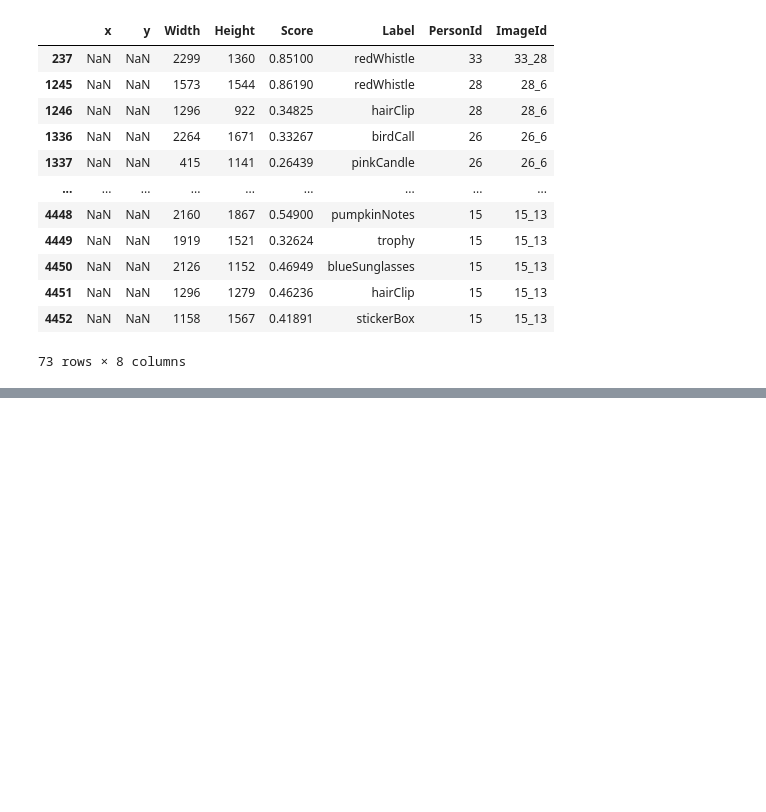
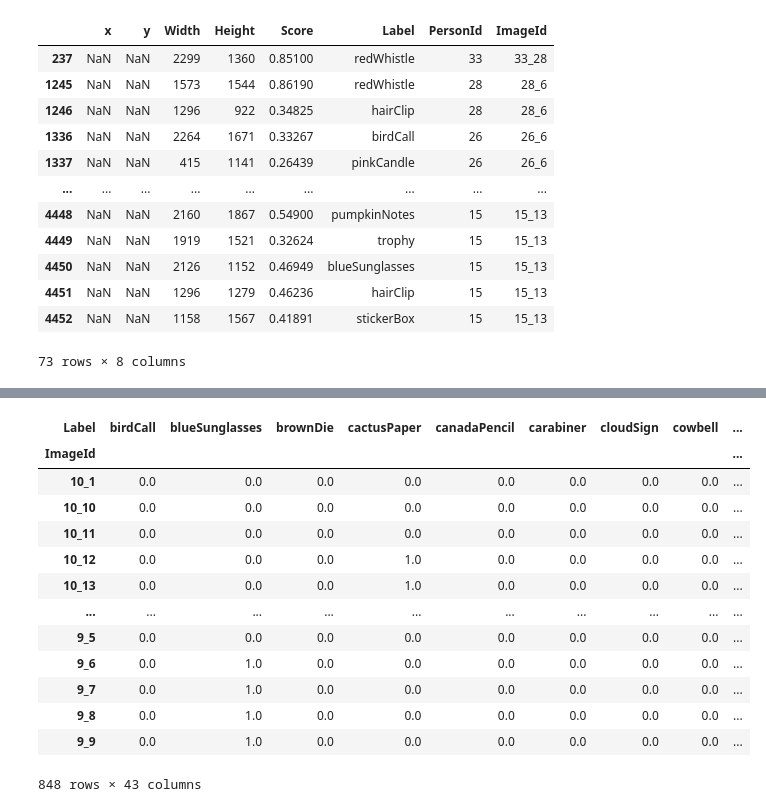
Before and after one commit to gj0706/VAST2020_MC2, a Jupyter notebook: data_process.ipynb, the cells around one changed output, grey strips where cells are left out. Saved outputs shown, nothing was run; the diff lists cells and outputs as text; code cells hidden in the pictures; blank space fills up the shorter version.

```diff
--- a/data_process.ipynb
+++ b/data_process.ipynb
@@ -467,0 +923,4 @@ gt['Label'][0]
+# %%
+gt_final.rename(columns={'top': 'y', 'left': 'x', 'width': 'Width', 'height': 'Height', 'ImageId':'ImageId',
+                        'PersonId': 'PersonId', 'Label': 'Label'}, inplace=True)
+gt_final.head(5)
@@ -467,0 +957,3 @@ gt['Label'][0]
+# %%
+gt_final['Score'] = 1
+gt_final
@@ -467,0 +974,3 @@ gt['Label'][0]
+# %%
+gt_pca = gt_final.copy()
+gt_pca.head()
@@ -467,0 +986,3 @@ gt['Label'][0]
+# %%
+gt_drop = gt_pca.drop_duplicates(subset=['PersonId','ImageId','Label'])
+gt_drop
@@ -467,0 +1003,18 @@ gt['Label'][0]
+# %%
+gt_pivoted = pd.pivot(gt_drop, index="ImageId", columns="Label", values="Score").astype(np.float).fillna(0)
+gt_pivoted
+# %% [output]
+| Label | birdCall | blueSunglasses | brownDie | cactusPaper | canadaPencil | carabiner | cloudSign | cowbell | ... |
+| ImageId |  |  |  |  |  |  |  |  | ... |
+| 10_1 | 0.0 | 0.0 | 0.0 | 0.0 | 0.0 | 0.0 | 0.0 | 0.0 | ... |
+| 10_10 | 0.0 | 0.0 | 0.0 | 0.0 | 0.0 | 0.0 | 0.0 | 0.0 | ... |
+| 10_11 | 0.0 | 0.0 | 0.0 | 0.0 | 0.0 | 0.0 | 0.0 | 0.0 | ... |
+| 10_12 | 0.0 | 0.0 | 0.0 | 1.0 | 0.0 | 0.0 | 0.0 | 0.0 | ... |
+| 10_13 | 0.0 | 0.0 | 0.0 | 1.0 | 0.0 | 0.0 | 0.0 | 0.0 | ... |
+| ... | ... | ... | ... | ... | ... | ... | ... | ... | ... |
+| 9_5 | 0.0 | 0.0 | 0.0 | 0.0 | 0.0 | 0.0 | 0.0 | 0.0 | ... |
+| 9_6 | 0.0 | 1.0 | 0.0 | 0.0 | 0.0 | 0.0 | 0.0 | 0.0 | ... |
+| 9_7 | 0.0 | 1.0 | 0.0 | 0.0 | 0.0 | 0.0 | 0.0 | 0.0 | ... |
+| 9_8 | 0.0 | 1.0 | 0.0 | 0.0 | 0.0 | 0.0 | 0.0 | 0.0 | ... |
+| 9_9 | 0.0 | 1.0 | 0.0 | 0.0 | 0.0 | 0.0 | 0.0 | 0.0 | ... |
+848 rows × 43 columns
```
Also changed, not shown: parts of 124 cells of this notebook.
